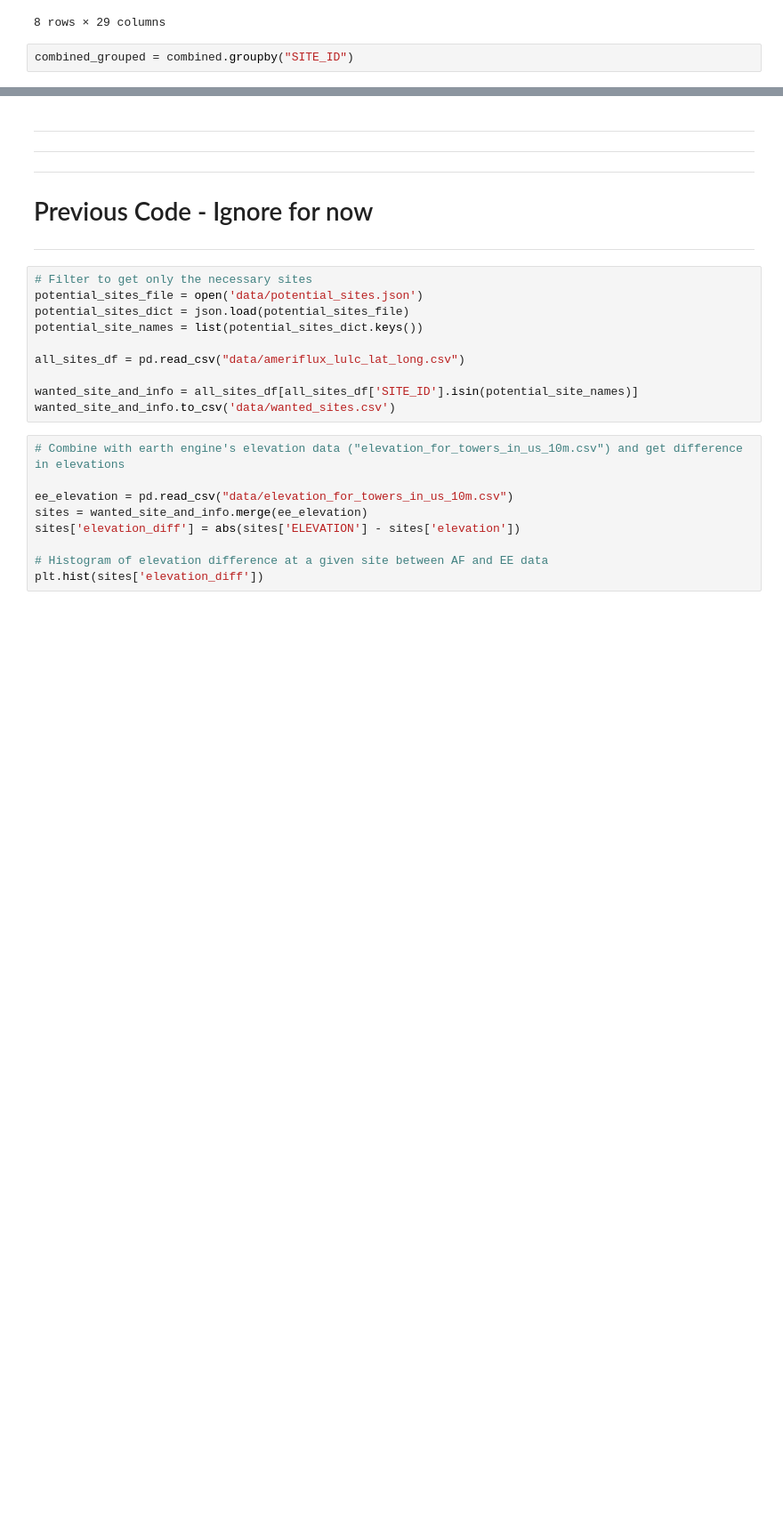
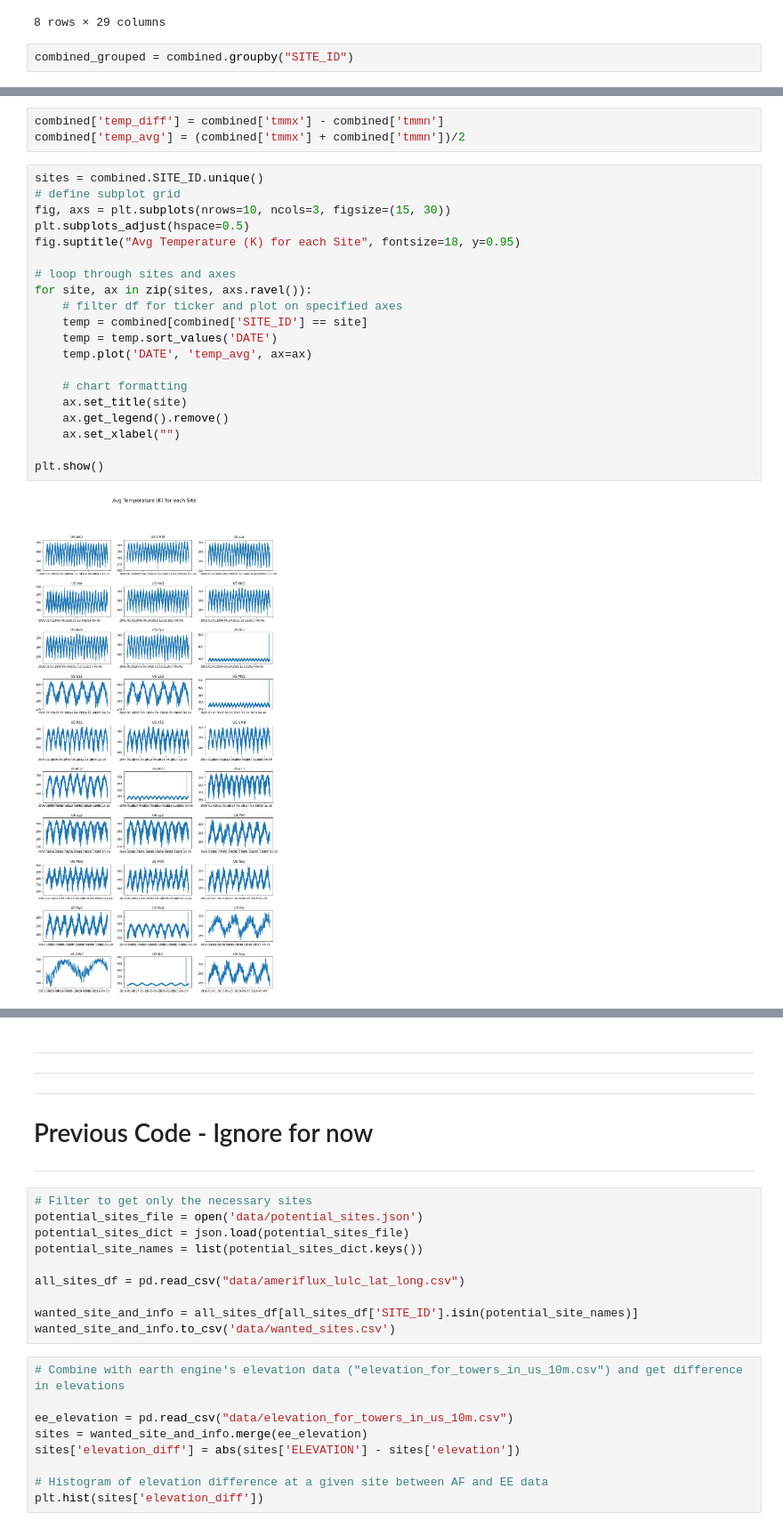
Before and after one commit to justinetaylor/mids-w210-capstone, a Jupyter notebook: Ameriflux_EE joined EDA.ipynb, the cells around one changed output, grey strips where cells are left out. Shown at 89% size. Drawn from its saved outputs; the diff is of its cells as text; blank space fills up the shorter version.

```diff
--- a/Ameriflux_EE joined EDA.ipynb
+++ b/Ameriflux_EE joined EDA.ipynb
@@ -535,0 +548,25 @@ Name: LULC, Length: 8765, dtype: object
+# %%
+combined['temp_diff'] = combined['tmmx'] - combined['tmmn']
+combined['temp_avg'] = (combined['tmmx'] + combined['tmmn'])/2
+# %%
+sites = combined.SITE_ID.unique()
+# define subplot grid
+fig, axs = plt.subplots(nrows=10, ncols=3, figsize=(15, 30))
+plt.subplots_adjust(hspace=0.5)
+fig.suptitle("Avg Temperature (K) for each Site", fontsize=18, y=0.95)
+
+# loop through sites and axes
+for site, ax in zip(sites, axs.ravel()):
+    # filter df for ticker and plot on specified axes
+    temp = combined[combined['SITE_ID'] == site]
+    temp = temp.sort_values('DATE')
+    temp.plot('DATE', 'temp_avg', ax=ax)
+
+    # chart formatting
+    ax.set_title(site)
+    ax.get_legend().remove()
+    ax.set_xlabel("")
+
+plt.show()
+# %% [output]
+[figure, added]
```
Also changed, not shown: parts of 8 cells of this notebook, 1 other file.
